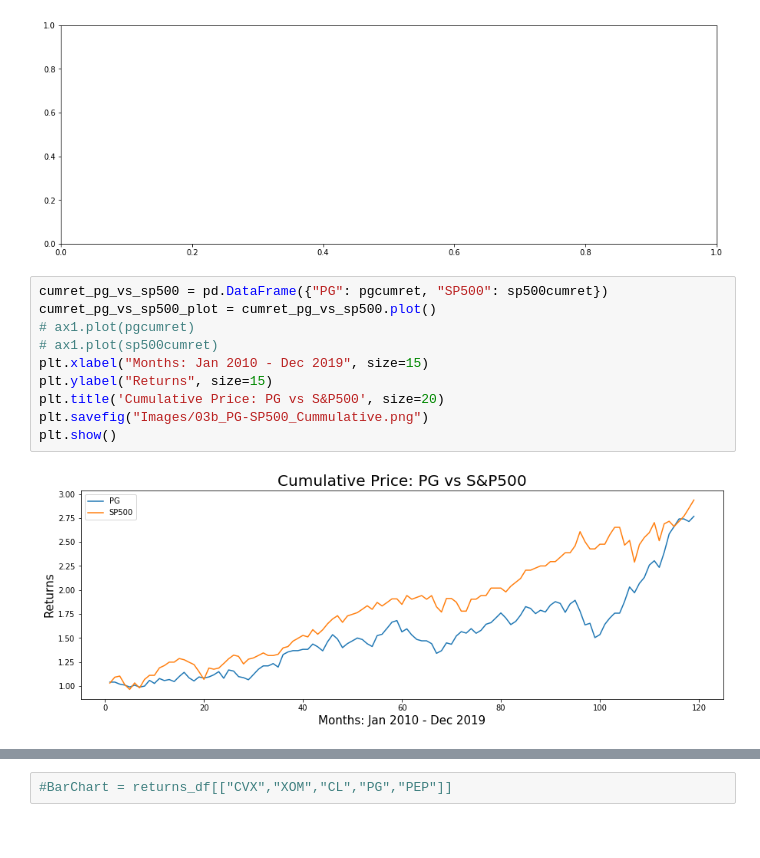
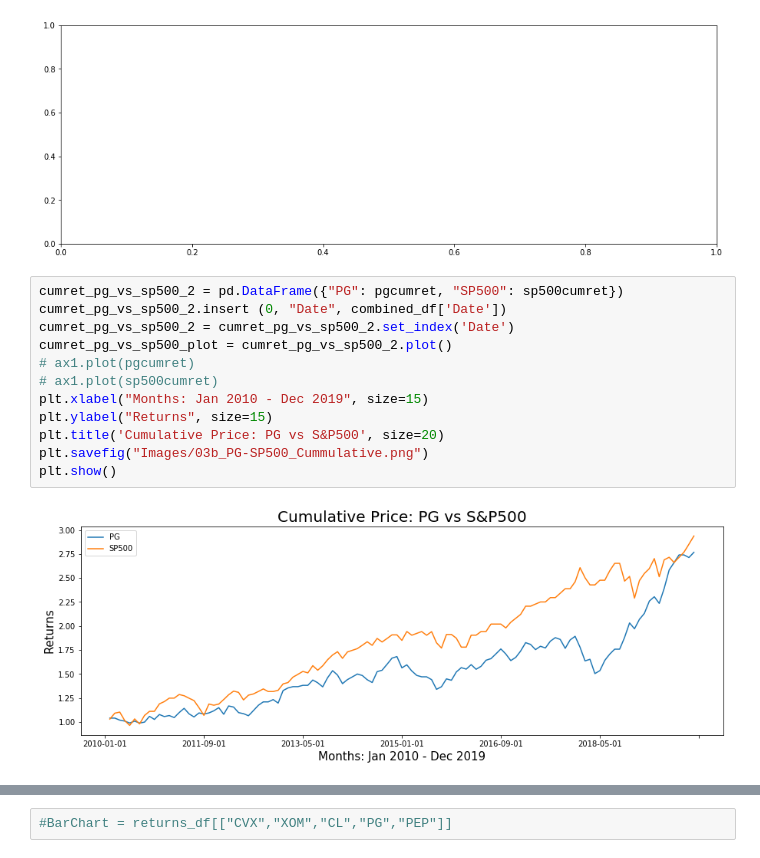
Before and after one commit to claybeaver/Group9_Project1, a Jupyter notebook: Final_notebook.ipynb, the cells around one changed output, grey strips where cells are left out. Cells and saved outputs as stored; diff of their text form.

Commit message:
Change x_axis to Date format instead of number of months.

```diff
--- a/Final_notebook.ipynb
+++ b/Final_notebook.ipynb
@@ -222,17 +333,19 @@ ax1 = fig.add_axes([0.1,0.1,0.8,0.8])
 # %% [output]
 [figure]
 # %%
-cumret_pg_vs_sp500 = pd.DataFrame({"PG": pgcumret, "SP500": sp500cumret})
-cumret_pg_vs_sp500_plot = cumret_pg_vs_sp500.plot()
+cumret_pg_vs_sp500_2 = pd.DataFrame({"PG": pgcumret, "SP500": sp500cumret})
+cumret_pg_vs_sp500_2.insert (0, "Date", combined_df['Date'])
+cumret_pg_vs_sp500_2 = cumret_pg_vs_sp500_2.set_index('Date')
+cumret_pg_vs_sp500_plot = cumret_pg_vs_sp500_2.plot()
 # ax1.plot(pgcumret)
 # ax1.plot(sp500cumret)
 plt.xlabel("Months: Jan 2010 - Dec 2019", size=15)
 plt.ylabel("Returns", size=15)
 plt.title('Cumulative Price: PG vs S&P500', size=20)
 plt.savefig("Images/03b_PG-SP500_Cummulative.png")
 plt.show()
 # %% [output]
-[figure, old version]
+[figure, new version]
 # %%
 # Sample line with CVX and XOM
 rcParams['figure.figsize'] = 15, 5
```
Also changed, not shown: parts of 15 cells of this notebook, 11 other files.
